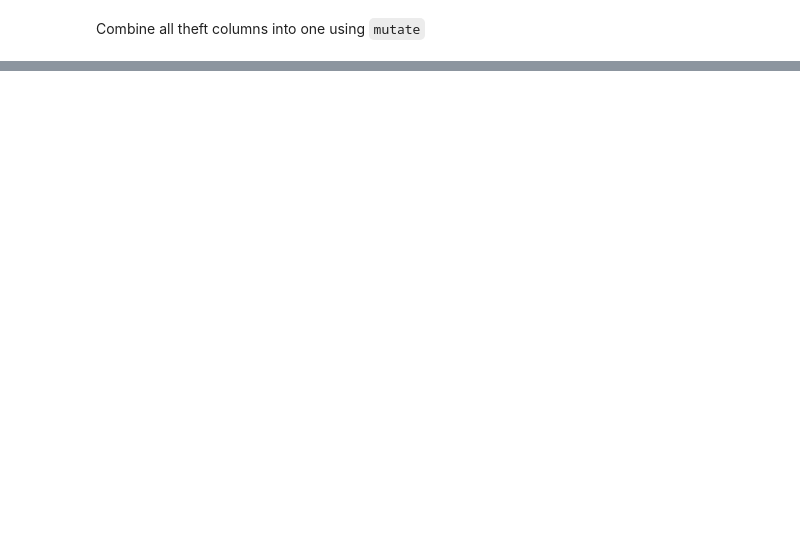
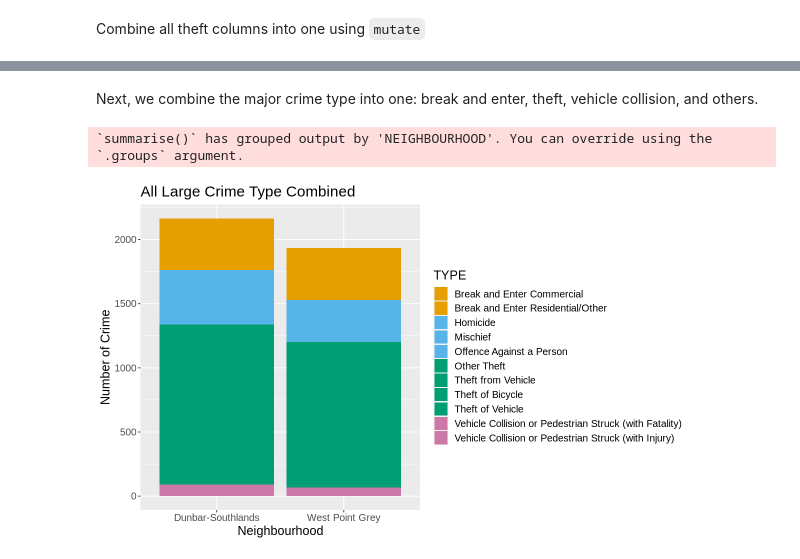
Before and after one commit to fankayii/STAT201_34, a Jupyter notebook: project.ipynb, the cells around one changed output, grey strips where cells are left out. Saved outputs shown, nothing was run; the diff lists cells and outputs as text; code cells hidden in the pictures; blank space fills up the shorter version.

```diff
--- a/project.ipynb
+++ b/project.ipynb
@@ -137,0 +197,24 @@ ggplot(summary, aes(x = NEIGHBOURHOOD, y = Theft, fill = NEIGHBOURHOOD)) +
+# %% [markdown]
+Next, we combine the major crime type into one: break and enter, theft, vehicle collision, and others.
+# %%
+group_by_crime <- crime_recent_5_years %>%
+    group_by(NEIGHBOURHOOD, TYPE) %>%
+    summarize(count = n()) %>%
+    ggplot(aes(x = NEIGHBOURHOOD, y = count, fill = TYPE)) +
+    geom_bar(stat = "identity") +
+    labs(title = "All Large Crime Type Combined",
+         x = "Neighbourhood",
+         y = "Number of Crime",
+        colour = "Type of Crime") +
+    theme(text = element_text(size = 15)) +
+    scale_fill_manual(labels = c("Break and Enter Commercial", "Break and Enter Residential/Other", "Homicide", "Mischief",
+                                  "Offence Against a Person", "Other Theft", "Theft from Vehicle", "Theft of Bicycle",
+                                  "Theft of Vehicle", "Vehicle Collision or Pedestrian Struck (with Fatality)",
+                                  "Vehicle Collision or Pedestrian Struck (with Injury)"),
+                       values = c("#E69F00", "#E69F00", "#56B4E9", "#56B4E9", "#56B4E9", "#009E73", "#009E73", "#009E73",
+                                  "#009E73", "#CC79A7", "#CC79A7"))
+group_by_crime
+# %% [output]
+`summarise()` has grouped output by 'NEIGHBOURHOOD'. You can override using the
+`.groups` argument.
+[figure, added]
```
Also changed, not shown: parts of 28 cells of this notebook.
